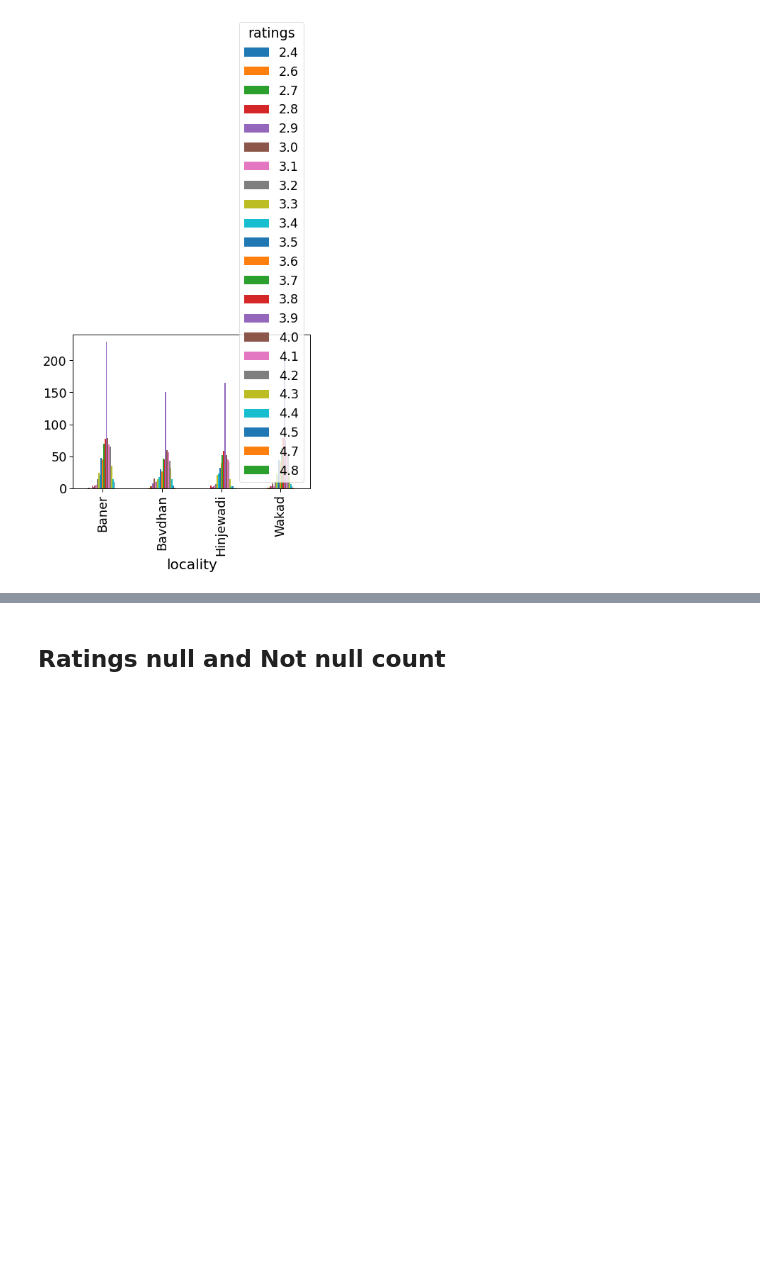
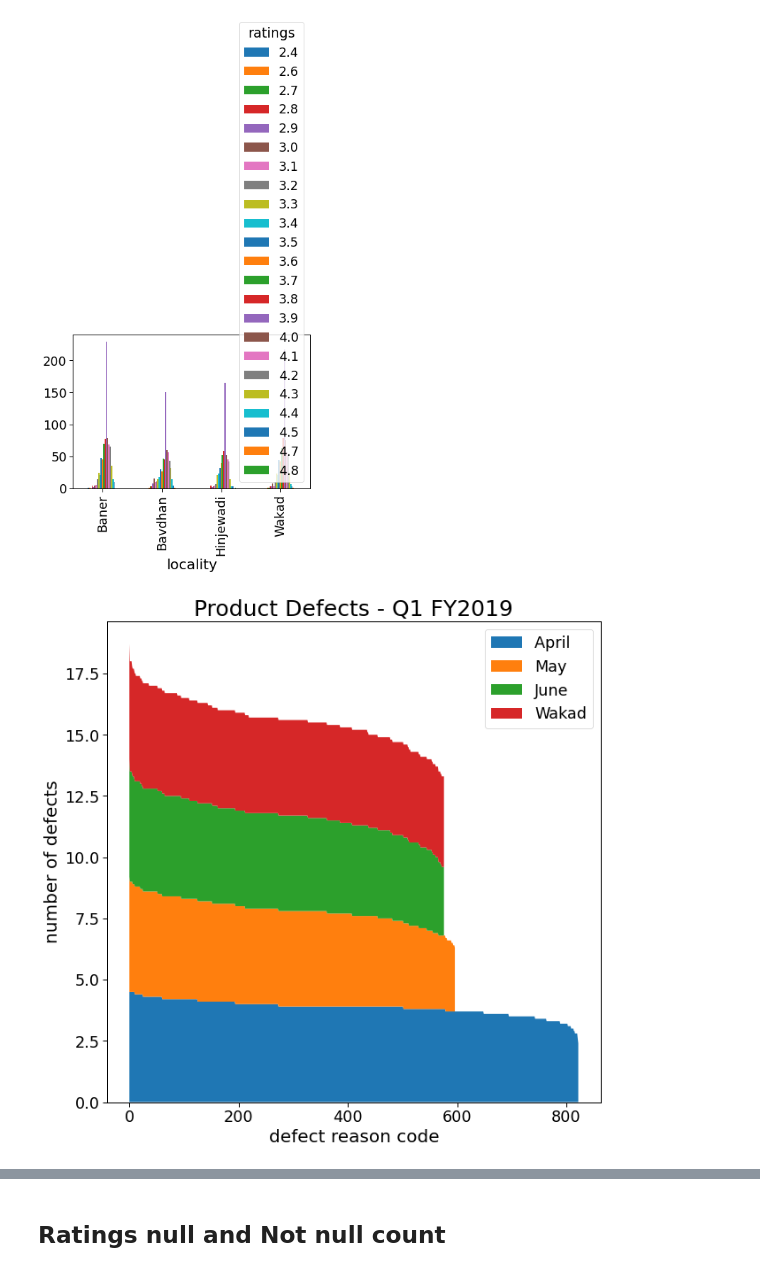
Before and after one commit to Ruthik27/Bed_Rest_and_Order_Services, a Jupyter notebook: new_data_zomato.ipynb, the cells around one changed output, grey strips where cells are left out. Drawn from its saved outputs; the diff is of its cells as text; code cells hidden in the pictures; blank space fills up the shorter version.

```diff
--- a/new_data_zomato.ipynb
+++ b/new_data_zomato.ipynb
@@ -468,20 +458,23 @@ TypeError: 'NoneType' object is not callable
 # %%
 import numpy as np
 import matplotlib.pyplot as plt
 
-x = shwan.groupb
-Apr = [5, 7, 6, 8, 7, 9]
-May = [0, 4, 3, 7, 8, 9]
-June = [6, 7, 4, 5, 6, 8]
-
+x = bob['index']
+Baner = bob['baner']
+Bavdhan = bob['bavdhan']
+Hinjewadi = bob['hinjewadi']
+Wakad = bob['wakad']
 labels = ["April ", "May", "June","Wakad"]
 
-fig, ax = plt.subplots()
-ax.stackplot(x, Apr, May, June, labels=labels)
-ax.legend(loc=2)
+fig, ax = plt.subplots(figsize=(10,10))
+ax.stackplot(x, Baner, Bavdhan, Hinjewadi,Wakad, labels=labels)
+ax.legend(loc=1)
+
 
 plt.xlabel('defect reason code')
 plt.ylabel('number of defects')
 plt.title('Product Defects - Q1 FY2019')
 
 plt.show();
+# %% [output]
+[figure, added]
```
Also changed, not shown: parts of 10 cells of this notebook.
